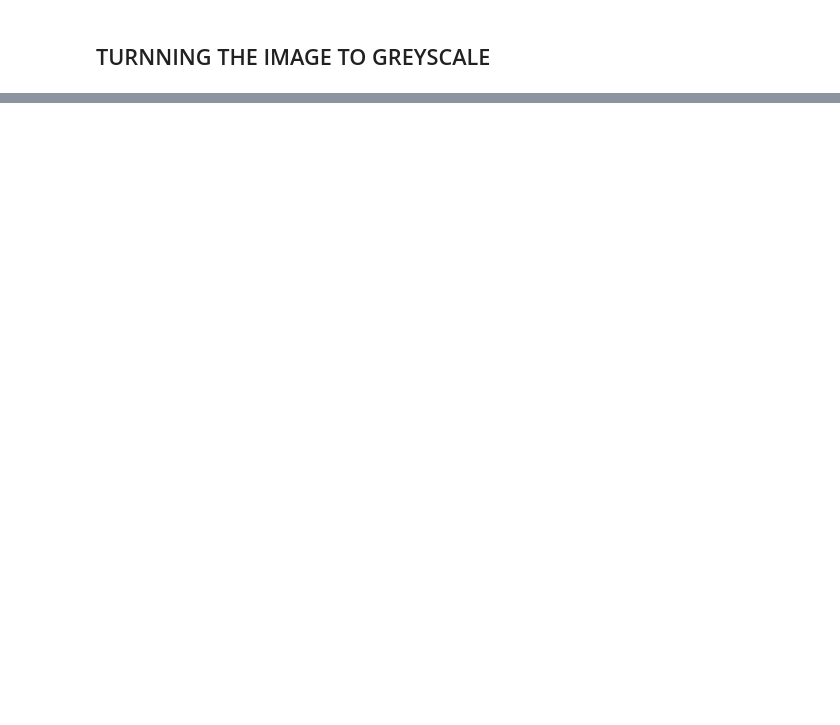
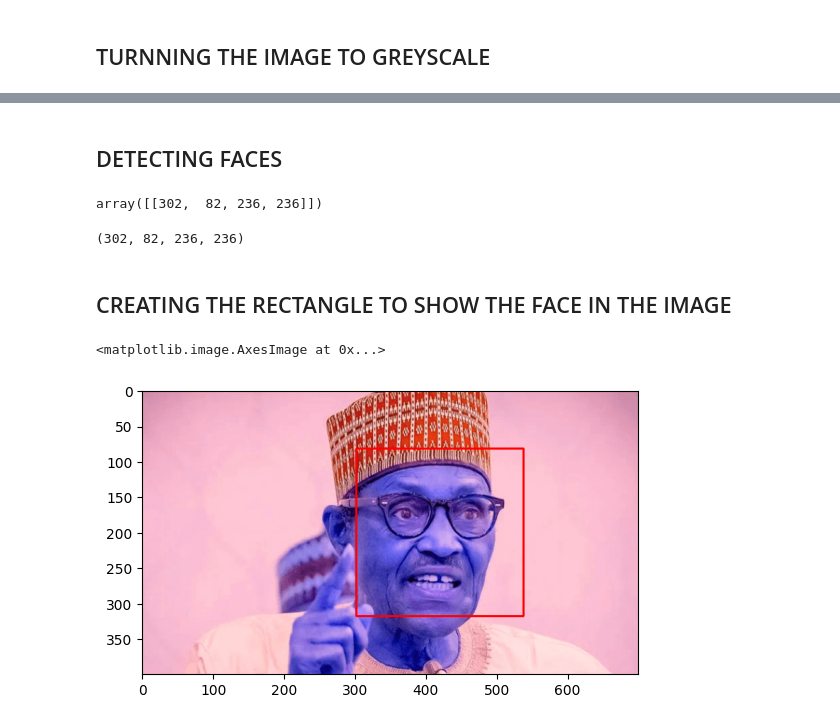
Before and after one commit to dakohhh/politicians-face-recognition, a Jupyter notebook: model/politicians_classifier_model.ipynb, the cells around one changed output, grey strips where cells are left out. Cells and saved outputs as stored; diff of their text form; code cells hidden in the pictures; blank space fills up the shorter version.

Commit message:
creating model

```diff
--- a/model/politicians_classifier_model.ipynb
+++ b/model/politicians_classifier_model.ipynb
@@ -42,0 +46,26 @@ plt.imshow(gray_image, cmap="gray")
+# %% [markdown]
+## DETECTING FACES
+# %%
+face_cascade = cv2.CascadeClassifier("./opencv/haarcascades/haarcascade_frontalface_default.xml")
+eye_cascade = cv2.CascadeClassifier("./opencv/haarcascades/haarcascade_eye.xml")
+
+faces = face_cascade.detectMultiScale(gray_image)
+
+faces
+# returns a 2d array for the faces it finds,
+#if there are n faces, the lenght of the 2d array is n
+# %% [output]
+array([[302,  82, 236, 236]])
+# %%
+(x_point, y_point , widht, height) = faces[0]
+(x_point, y_point , widht, height)
+# %% [output]
+(302, 82, 236, 236)
+# %% [markdown]
+## CREATING THE RECTANGLE TO SHOW THE FACE IN THE IMAGE
+# %%
+detect_face = cv2.rectangle(img, (x_point, y_point), (x_point + widht, y_point + height), (255, 0, 0), 2)
+plt.imshow(detect_face)
+# %% [output]
+<matplotlib.image.AxesImage at 0x...>
+[figure, added]
```
Also changed, not shown: parts of 6 cells of this notebook, 19 other files.
